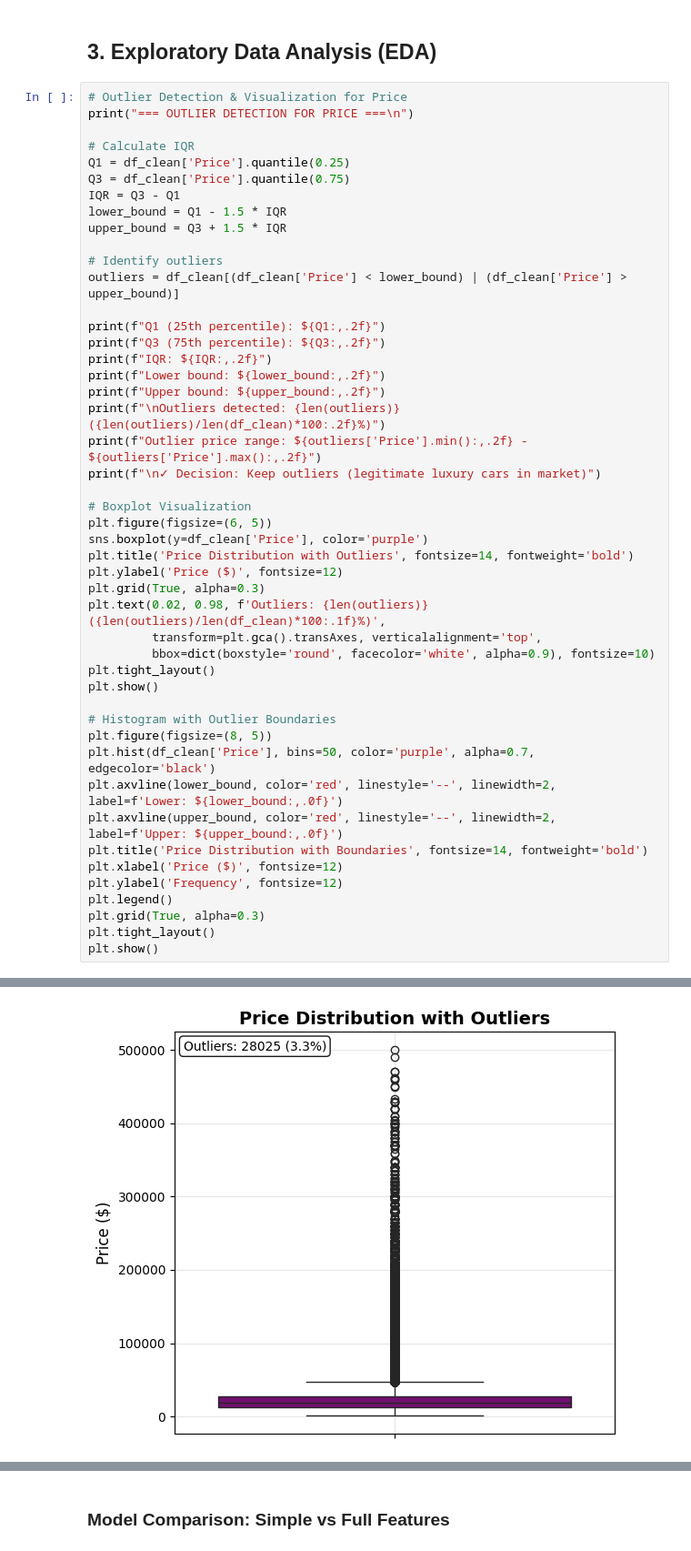
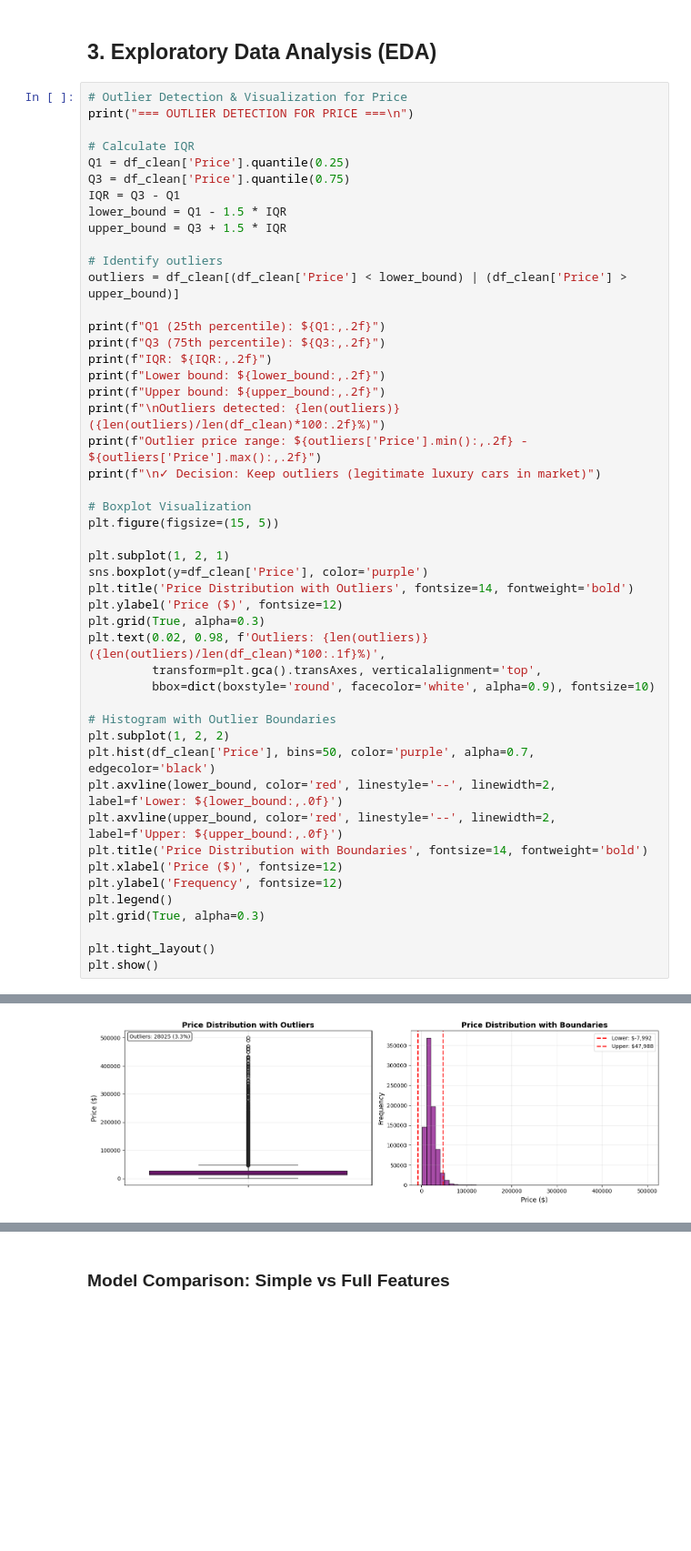
Before and after one commit to prettycoolflacko/Used_car_prediction-DS, a Jupyter notebook: cars.ipynb, the cells around one changed output, grey strips where cells are left out. Shown: that part at 91% size. Cells and saved outputs as stored; diff of their text form; blank space fills up the shorter version.

```diff
--- a/cars.ipynb
+++ b/cars.ipynb
@@ -152,40 +141,41 @@ print(f"Outlier price range: ${outliers['Price'].min():,.2f} - ${outliers['Price
 print(f"\n✓ Decision: Keep outliers (legitimate luxury cars in market)")
 
 # Boxplot Visualization
-plt.figure(figsize=(6, 5))
+plt.figure(figsize=(15, 5))
+
+plt.subplot(1, 2, 1)
 sns.boxplot(y=df_clean['Price'], color='purple')
 plt.title('Price Distribution with Outliers', fontsize=14, fontweight='bold')
 plt.ylabel('Price ($)', fontsize=12)
 plt.grid(True, alpha=0.3)
 plt.text(0.02, 0.98, f'Outliers: {len(outliers)} ({len(outliers)/len(df_clean)*100:.1f}%)',
          transform=plt.gca().transAxes, verticalalignment='top',
          bbox=dict(boxstyle='round', facecolor='white', alpha=0.9), fontsize=10)
-plt.tight_layout()
-plt.show()
 
 # Histogram with Outlier Boundaries
-plt.figure(figsize=(8, 5))
+plt.subplot(1, 2, 2)
 plt.hist(df_clean['Price'], bins=50, color='purple', alpha=0.7, edgecolor='black')
 plt.axvline(lower_bound, color='red', linestyle='--', linewidth=2, label=f'Lower: ${lower_bound:,.0f}')
 plt.axvline(upper_bound, color='red', linestyle='--', linewidth=2, label=f'Upper: ${upper_bound:,.0f}')
 plt.title('Price Distribution with Boundaries', fontsize=14, fontweight='bold')
 plt.xlabel('Price ($)', fontsize=12)
 plt.ylabel('Frequency', fontsize=12)
 plt.legend()
 plt.grid(True, alpha=0.3)
+
 plt.tight_layout()
 plt.show()
 # %% [output]
 === OUTLIER DETECTION FOR PRICE ===
 
 Q1 (25th percentile): $13,000.00
 Q3 (75th percentile): $26,995.00
 IQR: $13,995.00
 Lower bound: $-7,992.50
 Upper bound: $47,987.50
 
 Outliers detected: 28025 (3.29%)
 Outlier price range: $47,988.00 - $499,500.00
 
 ✓ Decision: Keep outliers (legitimate luxury cars in market)
-[figure, old version]
+[figure, new version]
```
Also changed, not shown: parts of 22 cells of this notebook.
